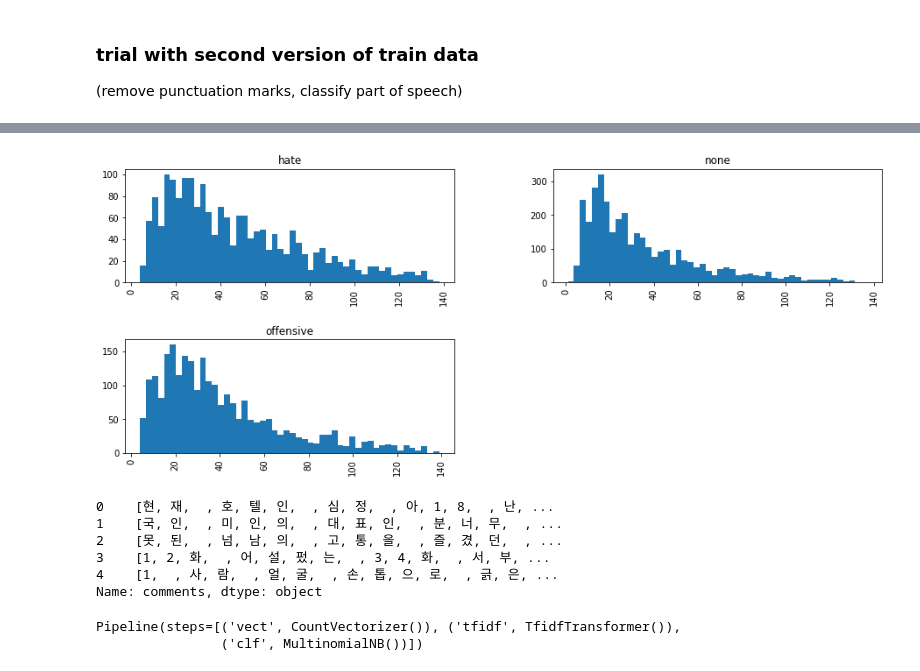
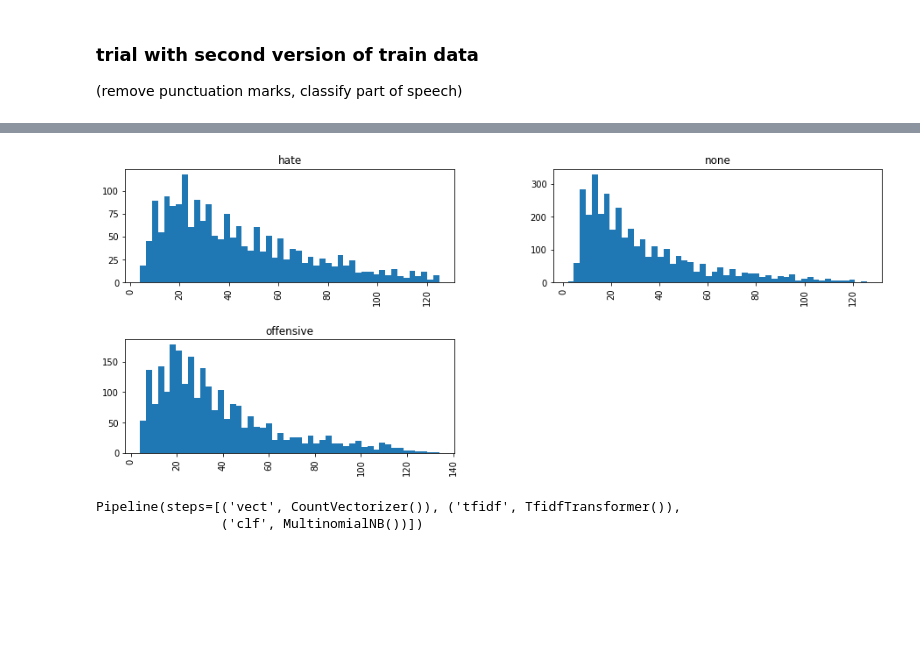
Before and after one commit to hayoon/nlp_hate_speech, a Jupyter notebook: code/03_multinomialnb.ipynb, the cells around one changed output, grey strips where cells are left out. Cells and saved outputs as stored; diff of their text form; code cells hidden in the pictures; blank space fills up the shorter version.

Commit message:
more modeling with new preprocessed train data

```diff
--- a/code/03_multinomialnb.ipynb
+++ b/code/03_multinomialnb.ipynb
@@ -99,16 +112,7 @@ train_2.tail()
 | 7894 | 힘내소연기로 답해요나도 53살 인데 이런일 저런일 다 있더라... | none | False | none | SC현장연예인 인생 협박 유감 미소잃은 최민수 보복운전 혐의... | [('힘내소', 'Verb'), ('연기', 'Noun'),... | [('SC', 'Alpha'), ('현장', 'Noun'),... |
 | 7895 | 힘들면 관뒀어야지 그게 현명한거다 | none | False | none | 단독스태프 사망사고 서른이지만 결국 오늘 촬영 취소 | [('힘들면', 'Adjective'), ('관', 'Nou... | [('단독', 'Noun'), ('스태프', 'Noun'),... |
 # %%
-train_2['length'] = train['comments'].apply(len)
+train_2['length'] = train_2['comments'].apply(len)
 train_2.hist(column='length', by='hate_label', bins=50, figsize=(15,6));
 # %% [output]
-[figure, old version]
+[figure, new version]
-# %%
-train_2['comments'].apply(process_text).head()
-# %% [output]
-0    [현, 재,  , 호, 텔, 인,  , 심, 정,  , 아, 1, 8,  , 난, ...
-1    [국, 인,  , 미, 인, 의,  , 대, 표, 인,  , 분, 너, 무,  , ...
-2    [못, 된,  , 넘, 남, 의,  , 고, 통, 을,  , 즐, 겼, 던,  , ...
-3    [1, 2, 화,  , 어, 설, 펐, 는,  , 3, 4, 화,  , 서, 부, ...
-4    [1,  , 사, 람,  , 얼, 굴,  , 손, 톱, 으, 로,  , 긁, 은, ...
-Name: comments, dtype: object
```
Also changed, not shown: parts of 9 cells of this notebook, 1 other file.
